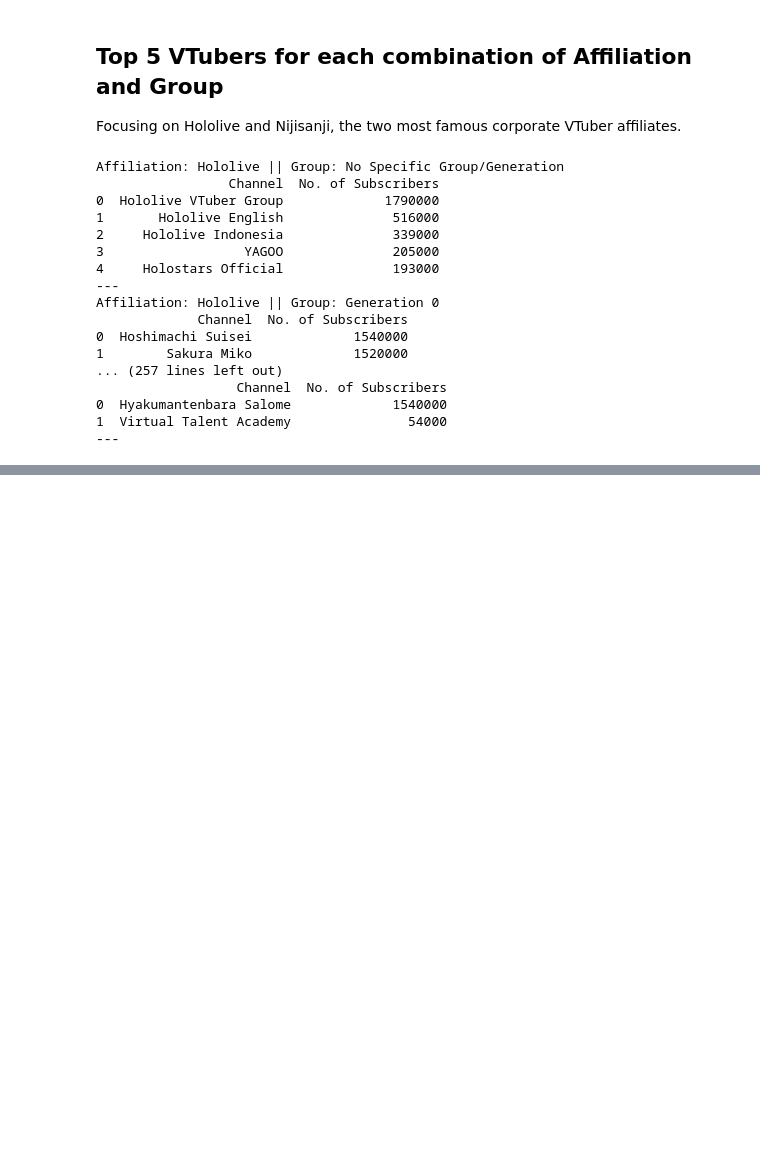
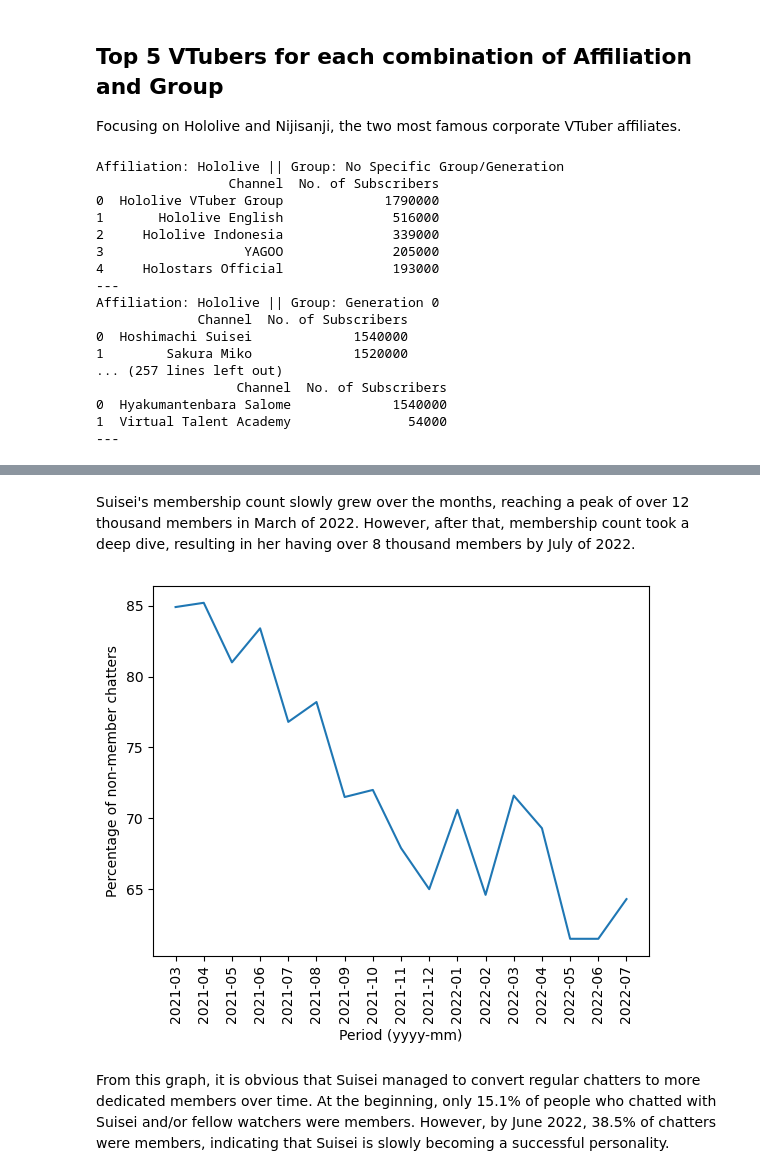
Before and after one commit to falconpunch082/industry-application, a Jupyter notebook: VTuber Statistics - Entertainment/vtuber-stats.ipynb, the cells around one changed output, grey strips where cells are left out. Cells and saved outputs as stored; diff of their text form; code cells hidden in the pictures; blank space fills up the shorter version.

```diff
--- a/VTuber Statistics - Entertainment/vtuber-stats.ipynb
+++ b/VTuber Statistics - Entertainment/vtuber-stats.ipynb
@@ -267,0 +361,13 @@ Affiliation: Hololive || Group: Generation 0
+# %% [markdown]
+Suisei's membership count slowly grew over the months, reaching a peak of over 12 thousand members in March of 2022. However, after that, membership count took a deep dive, resulting in her having over 8 thousand members by July of 2022.
+# %%
+# Plotting percentage of non-member chatters over period
+plt.plot(suisei_chats["period"], suisei_chats["nonMemberPercentage"])
+plt.xlabel("Period (yyyy-mm)")
+plt.xticks(rotation=90)
+plt.ylabel("Percentage of non-member chatters")
+plt.show()
+# %% [output]
+[figure, added]
+# %% [markdown]
+From this graph, it is obvious that Suisei managed to convert regular chatters to more dedicated members over time. At the beginning, only 15.1% of people who chatted with Suisei and/or fellow watchers were members. However, by June 2022, 38.5% of chatters were members, indicating that Suisei is slowly becoming a successful personality.
```
Also changed, not shown: parts of 8 cells of this notebook.
